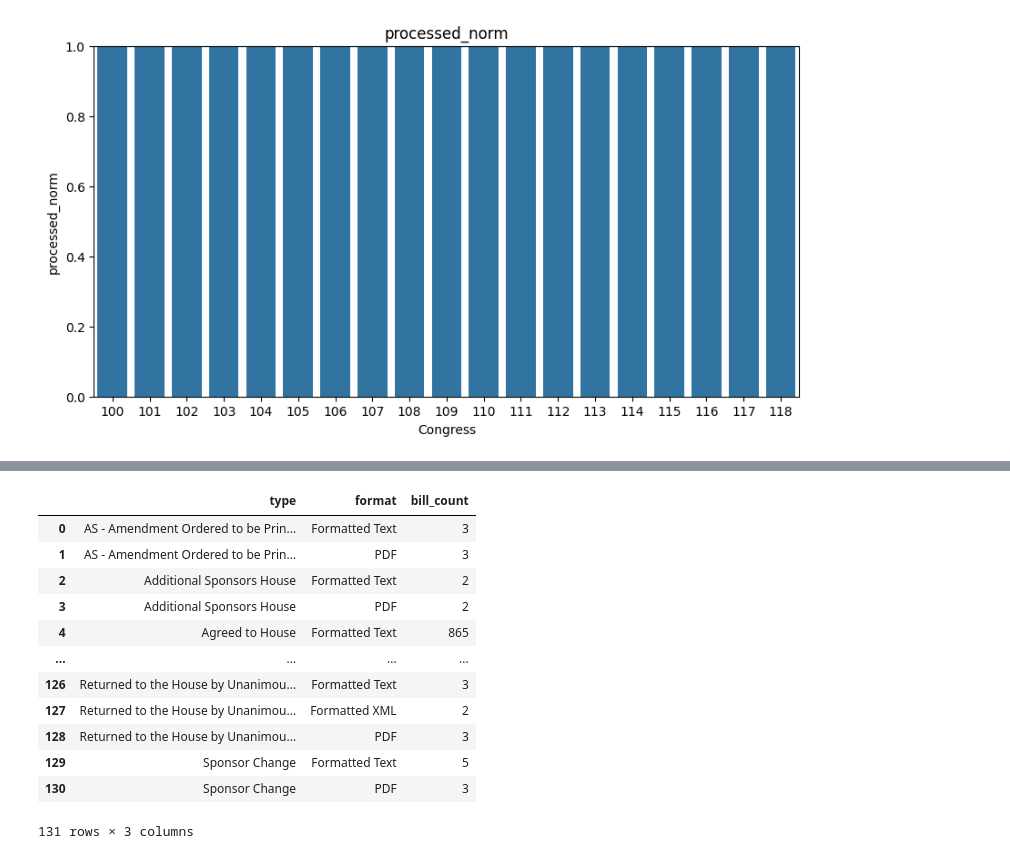
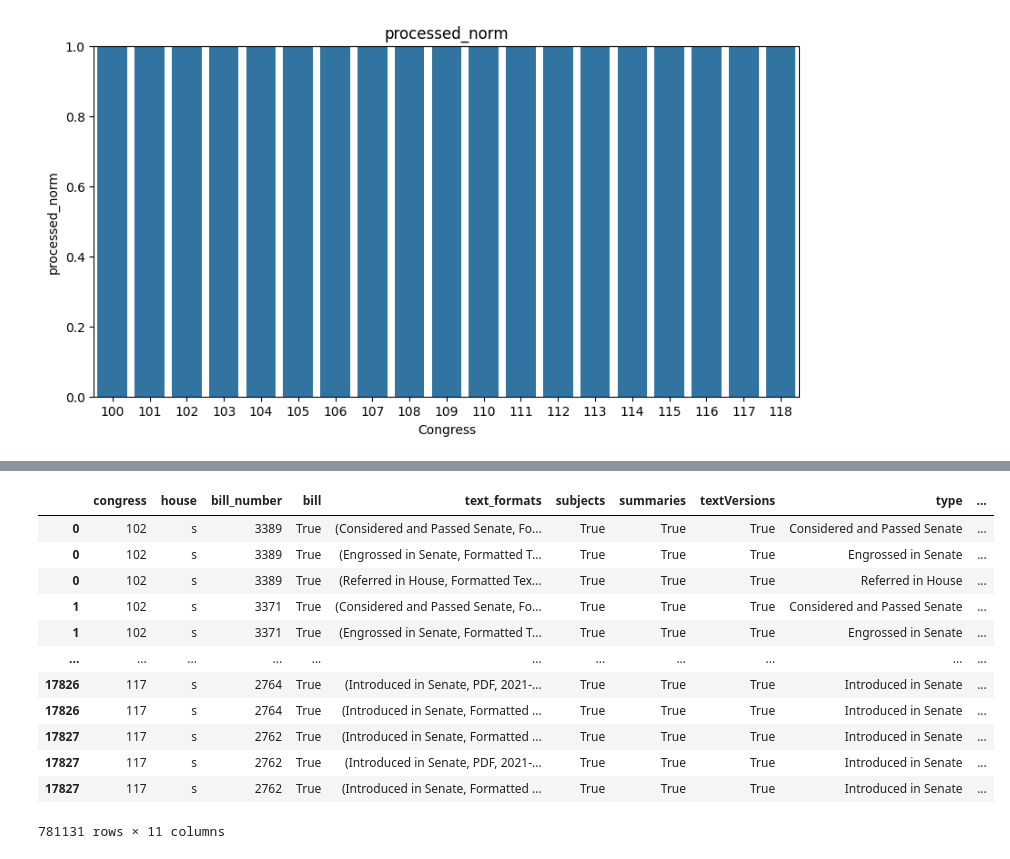
Before and after one commit to digirati-co-uk/loc-responsible-datasets, a Jupyter notebook: 01_bills/01_retrieval/status_reporting.ipynb, the cells around one changed output, grey strips where cells are left out. Cells and saved outputs as stored; diff of their text form; code cells hidden in the pictures.

```diff
--- a/01_bills/01_retrieval/status_reporting.ipynb
+++ b/01_bills/01_retrieval/status_reporting.ipynb
@@ -132,22 +142,20 @@ detailed_bills_df = pd.concat(frames)
 detailed_bills_df["text_formats"] = detailed_bills_df["text_formats"].apply(ast.literal_eval)
 # %%
 exploded = detailed_bills_df.explode("text_formats")
-exploded[['type', 'format']] = pd.DataFrame(exploded['text_formats'].to_list(), index=exploded.index)
-text_format_counts = exploded.groupby(["type", "format"]).agg(
-    bill_count=("bill_number", "count"),
-).reset_index()
-text_format_counts
+exploded[['type', 'format', 'date']] = pd.DataFrame(exploded['text_formats'].to_list(), index=exploded.index)
-# %% [output]
-|  | type | format | bill_count |
-| 0 | AS - Amendment Ordered to be Prin... | Formatted Text | 3 |
-| 1 | AS - Amendment Ordered to be Prin... | PDF | 3 |
-| 2 | Additional Sponsors House | Formatted Text | 2 |
-| 3 | Additional Sponsors House | PDF | 2 |
-| 4 | Agreed to House | Formatted Text | 865 |
-| ... | ... | ... | ... |
-| 126 | Returned to the House by Unanimou... | Formatted Text | 3 |
-| 127 | Returned to the House by Unanimou... | Formatted XML | 2 |
-| 128 | Returned to the House by Unanimou... | PDF | 3 |
-| 129 | Sponsor Change | Formatted Text | 5 |
-| 130 | Sponsor Change | PDF | 3 |
-131 rows × 3 columns
+# %%
+exploded
+# %% [output]
+|  | congress | house | bill_number | bill | text_formats | subjects | summaries | textVersions | type | ... |
+| 0 | 102 | s | 3389 | True | (Considered and Passed Senate, Fo... | True | True | True | Considered and Passed Senate | ... |
+| 0 | 102 | s | 3389 | True | (Engrossed in Senate, Formatted T... | True | True | True | Engrossed in Senate | ... |
+| 0 | 102 | s | 3389 | True | (Referred in House, Formatted Tex... | True | True | True | Referred in House | ... |
+| 1 | 102 | s | 3371 | True | (Considered and Passed Senate, Fo... | True | True | True | Considered and Passed Senate | ... |
+| 1 | 102 | s | 3371 | True | (Engrossed in Senate, Formatted T... | True | True | True | Engrossed in Senate | ... |
+| ... | ... | ... | ... | ... | ... | ... | ... | ... | ... | ... |
+| 17826 | 117 | s | 2764 | True | (Introduced in Senate, PDF, 2021-... | True | True | True | Introduced in Senate | ... |
+| 17826 | 117 | s | 2764 | True | (Introduced in Senate, Formatted ... | True | True | True | Introduced in Senate | ... |
+| 17827 | 117 | s | 2762 | True | (Introduced in Senate, Formatted ... | True | True | True | Introduced in Senate | ... |
+| 17827 | 117 | s | 2762 | True | (Introduced in Senate, PDF, 2021-... | True | True | True | Introduced in Senate | ... |
+| 17827 | 117 | s | 2762 | True | (Introduced in Senate, Formatted ... | True | True | True | Introduced in Senate | ... |
+781131 rows × 11 columns
```
Also changed, not shown: parts of 5 cells of this notebook, 2 other files.
